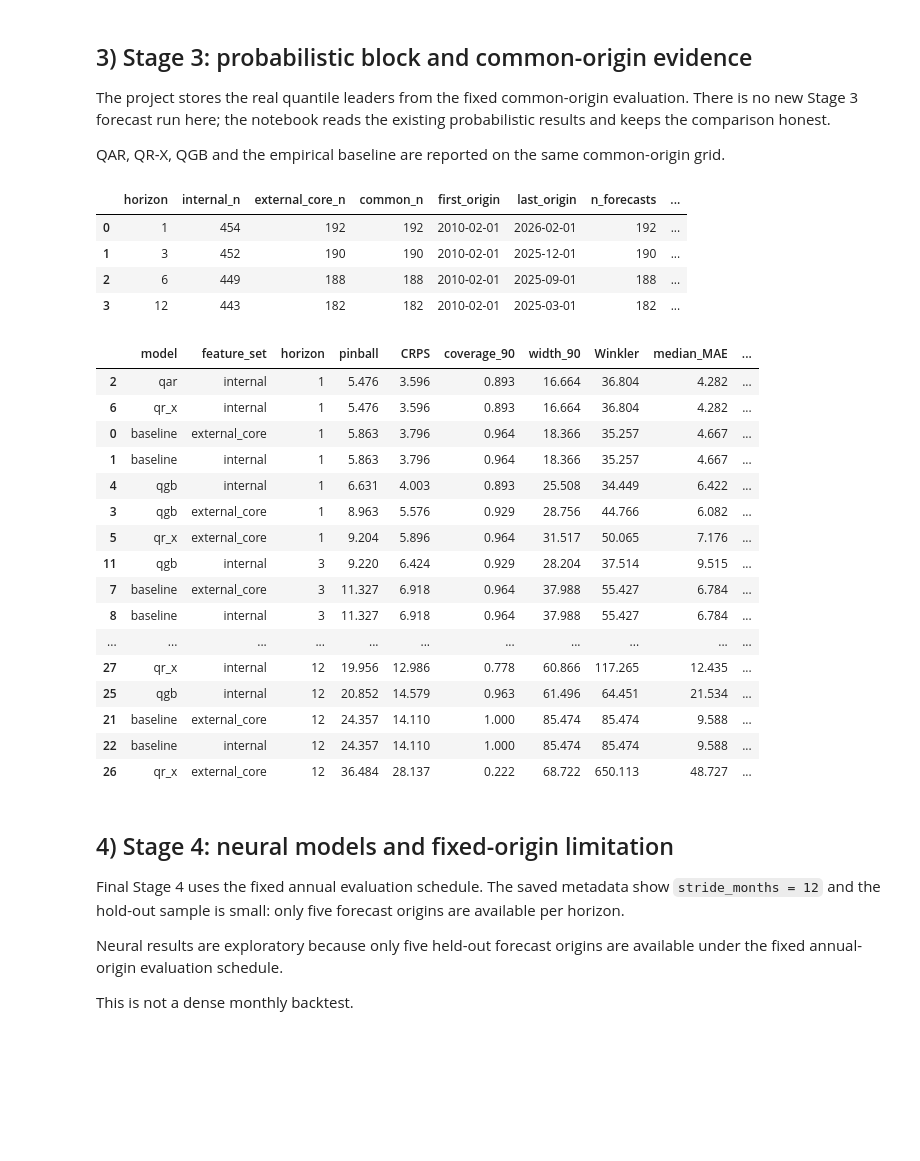
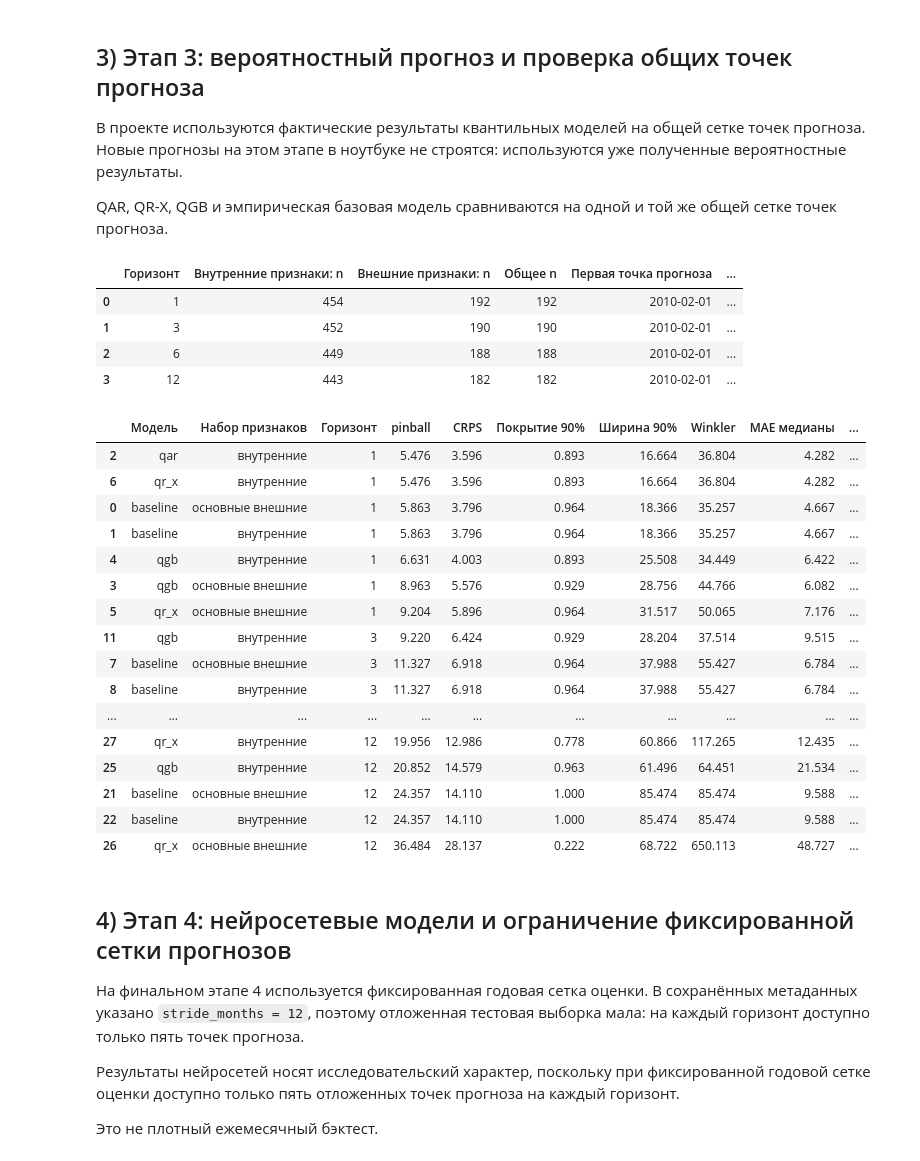
Before and after one commit to DMalakhov1/sber-task, a Jupyter notebook: task1_brent/Task1_Brent_Research.ipynb, the cells around one changed output. Drawn from its saved outputs; the diff is of its cells as text; code cells hidden in the pictures; blank space fills up the shorter version.

Commit message:
docs: translate Brent research notebook to Russian

```diff
--- a/task1_brent/Task1_Brent_Research.ipynb
+++ b/task1_brent/Task1_Brent_Research.ipynb
@@ -148,46 +239,46 @@ display(stage2_summary.sort_values(['track', 'horizon', 'MAE'])[['track', 'model
 # %% [markdown]
-## 3) Stage 3: probabilistic block and common-origin evidence
+## 3) Этап 3: вероятностный прогноз и проверка общих точек прогноза
 
-The project stores the real quantile leaders from the fixed common-origin evaluation. There is no new Stage 3 forecast run here; the notebook reads the existing probabilistic results and keeps the comparison honest.
+В проекте используются фактические результаты квантильных моделей на общей сетке точек прогноза. Новые прогнозы на этом этапе в ноутбуке не строятся: используются уже полученные вероятностные результаты.
 
-QAR, QR-X, QGB and the empirical baseline are reported on the same common-origin grid.
+QAR, QR-X, QGB и эмпирическая базовая модель сравниваются на одной и той же общей сетке точек прогноза.
 # %%
 common = build_stage3_common_origin_summary(series, horizons=(1, 3, 6, 12))
-display(common.round(3))
+display_ru(common.round(3))
 
 leader = build_stage3_probabilistic_leaderboard(series, horizons=(1, 3, 6, 12))
-display(leader.sort_values(['horizon', 'pinball']).round(3))
+display_ru(leader.sort_values(['horizon', 'pinball']).round(3))
 # %% [output]
-|  | horizon | internal_n | external_core_n | common_n | first_origin | last_origin | n_forecasts | ... |
-| 0 | 1 | 454 | 192 | 192 | 2010-02-01 | 2026-02-01 | 192 | ... |
-| 1 | 3 | 452 | 190 | 190 | 2010-02-01 | 2025-12-01 | 190 | ... |
-| 2 | 6 | 449 | 188 | 188 | 2010-02-01 | 2025-09-01 | 188 | ... |
-| 3 | 12 | 443 | 182 | 182 | 2010-02-01 | 2025-03-01 | 182 | ... |
+|  | Горизонт | Внутренние признаки: n | Внешние признаки: n | Общее n | Первая точка прогноза | ... |
+| 0 | 1 | 454 | 192 | 192 | 2010-02-01 | ... |
+| 1 | 3 | 452 | 190 | 190 | 2010-02-01 | ... |
+| 2 | 6 | 449 | 188 | 188 | 2010-02-01 | ... |
+| 3 | 12 | 443 | 182 | 182 | 2010-02-01 | ... |
-|  | model | feature_set | horizon | pinball | CRPS | coverage_90 | width_90 | Winkler | median_MAE | ... |
-| 2 | qar | internal | 1 | 5.476 | 3.596 | 0.893 | 16.664 | 36.804 | 4.282 | ... |
-| 6 | qr_x | internal | 1 | 5.476 | 3.596 | 0.893 | 16.664 | 36.804 | 4.282 | ... |
-| 0 | baseline | external_core | 1 | 5.863 | 3.796 | 0.964 | 18.366 | 35.257 | 4.667 | ... |
-| 1 | baseline | internal | 1 | 5.863 | 3.796 | 0.964 | 18.366 | 35.257 | 4.667 | ... |
-| 4 | qgb | internal | 1 | 6.631 | 4.003 | 0.893 | 25.508 | 34.449 | 6.422 | ... |
-| 3 | qgb | external_core | 1 | 8.963 | 5.576 | 0.929 | 28.756 | 44.766 | 6.082 | ... |
-| 5 | qr_x | external_core | 1 | 9.204 | 5.896 | 0.964 | 31.517 | 50.065 | 7.176 | ... |
-| 11 | qgb | internal | 3 | 9.220 | 6.424 | 0.929 | 28.204 | 37.514 | 9.515 | ... |
-| 7 | baseline | external_core | 3 | 11.327 | 6.918 | 0.964 | 37.988 | 55.427 | 6.784 | ... |
-| 8 | baseline | internal | 3 | 11.327 | 6.918 | 0.964 | 37.988 | 55.427 | 6.784 | ... |
+|  | Модель | Набор признаков | Горизонт | pinball | CRPS | Покрытие 90% | Ширина 90% | Winkler | MAE медианы | ... |
+| 2 | qar | внутренние | 1 | 5.476 | 3.596 | 0.893 | 16.664 | 36.804 | 4.282 | ... |
+| 6 | qr_x | внутренние | 1 | 5.476 | 3.596 | 0.893 | 16.664 | 36.804 | 4.282 | ... |
+| 0 | baseline | основные внешние | 1 | 5.863 | 3.796 | 0.964 | 18.366 | 35.257 | 4.667 | ... |
+| 1 | baseline | внутренние | 1 | 5.863 | 3.796 | 0.964 | 18.366 | 35.257 | 4.667 | ... |
+| 4 | qgb | внутренние | 1 | 6.631 | 4.003 | 0.893 | 25.508 | 34.449 | 6.422 | ... |
+| 3 | qgb | основные внешние | 1 | 8.963 | 5.576 | 0.929 | 28.756 | 44.766 | 6.082 | ... |
+| 5 | qr_x | основные внешние | 1 | 9.204 | 5.896 | 0.964 | 31.517 | 50.065 | 7.176 | ... |
+| 11 | qgb | внутренние | 3 | 9.220 | 6.424 | 0.929 | 28.204 | 37.514 | 9.515 | ... |
+| 7 | baseline | основные внешние | 3 | 11.327 | 6.918 | 0.964 | 37.988 | 55.427 | 6.784 | ... |
+| 8 | baseline | внутренние | 3 | 11.327 | 6.918 | 0.964 | 37.988 | 55.427 | 6.784 | ... |
 | ... | ... | ... | ... | ... | ... | ... | ... | ... | ... | ... |
-| 27 | qr_x | internal | 12 | 19.956 | 12.986 | 0.778 | 60.866 | 117.265 | 12.435 | ... |
-| 25 | qgb | internal | 12 | 20.852 | 14.579 | 0.963 | 61.496 | 64.451 | 21.534 | ... |
-| 21 | baseline | external_core | 12 | 24.357 | 14.110 | 1.000 | 85.474 | 85.474 | 9.588 | ... |
-| 22 | baseline | internal | 12 | 24.357 | 14.110 | 1.000 | 85.474 | 85.474 | 9.588 | ... |
-| 26 | qr_x | external_core | 12 | 36.484 | 28.137 | 0.222 | 68.722 | 650.113 | 48.727 | ... |
+| 27 | qr_x | внутренние | 12 | 19.956 | 12.986 | 0.778 | 60.866 | 117.265 | 12.435 | ... |
+| 25 | qgb | внутренние | 12 | 20.852 | 14.579 | 0.963 | 61.496 | 64.451 | 21.534 | ... |
+| 21 | baseline | основные внешние | 12 | 24.357 | 14.110 | 1.000 | 85.474 | 85.474 | 9.588 | ... |
+| 22 | baseline | внутренние | 12 | 24.357 | 14.110 | 1.000 | 85.474 | 85.474 | 9.588 | ... |
+| 26 | qr_x | основные внешние | 12 | 36.484 | 28.137 | 0.222 | 68.722 | 650.113 | 48.727 | ... |
 # %% [markdown]
-## 4) Stage 4: neural models and fixed-origin limitation
+## 4) Этап 4: нейросетевые модели и ограничение фиксированной сетки прогнозов
 
-Final Stage 4 uses the fixed annual evaluation schedule. The saved metadata show `stride_months = 12` and the hold-out sample is small: only five forecast origins are available per horizon.
+На финальном этапе 4 используется фиксированная годовая сетка оценки. В сохранённых метаданных указано `stride_months = 12`, поэтому отложенная тестовая выборка мала: на каждый горизонт доступно только пять точек прогноза.
 
-Neural results are exploratory because only five held-out forecast origins are available under the fixed annual-origin evaluation schedule.
+Результаты нейросетей носят исследовательский характер, поскольку при фиксированной годовой сетке оценки доступно только пять отложенных точек прогноза на каждый горизонт.
 
-This is not a dense monthly backtest.
+Это не плотный ежемесячный бэктест.
 # %%
 pred = pd.read_csv(B / 'outputs' / 'stage4_eval' / 'predictions.csv')
 test = pred[pred['period'] == 'test'].copy()
```
Also changed, not shown: parts of 19 cells of this notebook.
